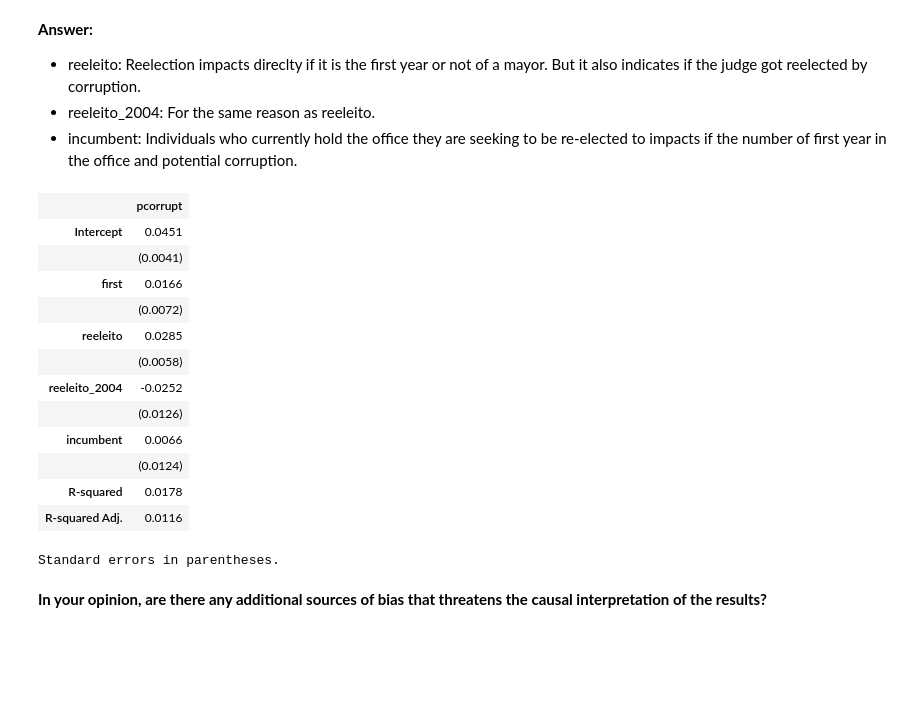
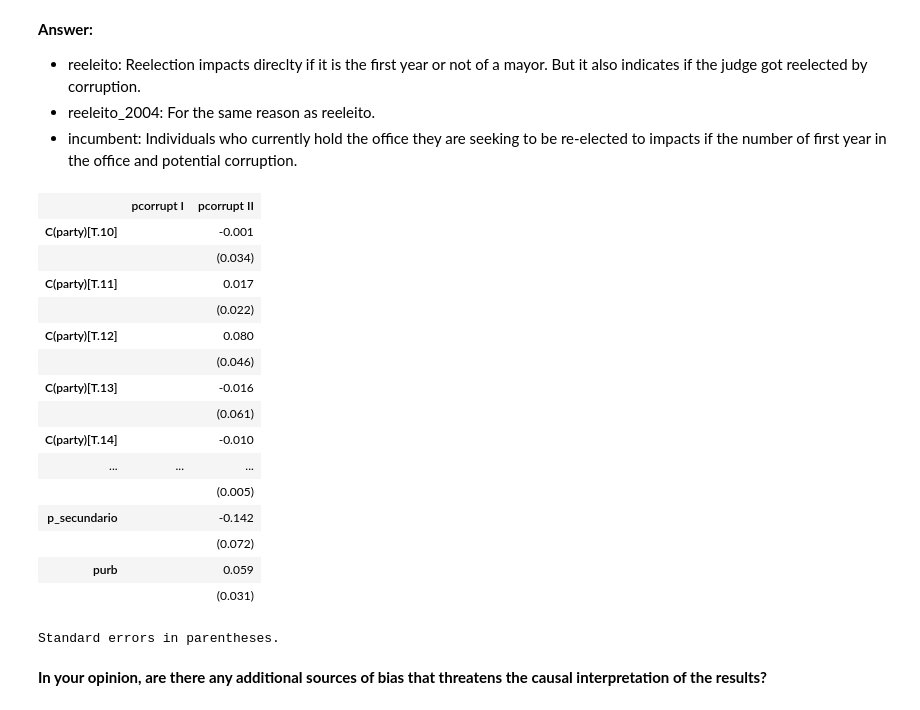
Before and after one commit to tanios13/Robot-Judge-and-Decision-Making, a Jupyter notebook: Homeworks/HW04.ipynb, the cells around one changed output. Drawn from its saved outputs; the diff is of its cells as text; code cells hidden in the pictures; blank space fills up the shorter version.

```diff
--- a/Homeworks/HW04.ipynb
+++ b/Homeworks/HW04.ipynb
@@ -70,7 +70,7 @@ import statsmodels.formula.api as smf
 from statsmodels.iolib.summary2 import summary_col
 
 
-ols1 = smf.ols(formula="pcorrupt ~ first", data=df).fit()
+ols1 = smf.ols(formula="pcorrupt ~ first", data=df).fit(cov_type='HC1') # HC1 to represent the standard error
 summary_col(ols1)
 # %% [output]
 |  | pcorrupt |
@@ -90,24 +90,27 @@ Standard errors in parentheses.
 - incumbent: Individuals who currently hold the office they are seeking to be re-elected to impacts if the number of first year in the office and potential corruption.
 # %%
 ## run the regression above adding the variables that may act as a confounder
-ols2 = smf.ols(formula="pcorrupt ~ first + reeleito + reeleito_2004 + incumbent", data=df).fit()
+ols2 = smf.ols(formula="pcorrupt ~ first + C(party) + lpop + purb + p_secundario + gini_ipea", data=df).fit()
 # %%
 ## display the results
-summary_col(ols2)
+summary_col([ols1, ols2], float_format="%0.3f")
 # %% [output]
-|  | pcorrupt |
-| Intercept | 0.0451 |
-|  | (0.0041) |
-| first | 0.0166 |
-|  | (0.0072) |
-| reeleito | 0.0285 |
-|  | (0.0058) |
-| reeleito_2004 | -0.0252 |
-|  | (0.0126) |
-| incumbent | 0.0066 |
-|  | (0.0124) |
-| R-squared | 0.0178 |
-| R-squared Adj. | 0.0116 |
+|  | pcorrupt I | pcorrupt II |
+| C(party)[T.10] |  | -0.001 |
+|  |  | (0.034) |
+| C(party)[T.11] |  | 0.017 |
+|  |  | (0.022) |
+| C(party)[T.12] |  | 0.080 |
+|  |  | (0.046) |
+| C(party)[T.13] |  | -0.016 |
+|  |  | (0.061) |
+| C(party)[T.14] |  | -0.010 |
+| ... | ... | ... |
+|  |  | (0.005) |
+| p_secundario |  | -0.142 |
+|  |  | (0.072) |
+| purb |  | 0.059 |
+|  |  | (0.031) |
 Standard errors in parentheses.
 # %% [markdown]
 **In your opinion, are there any additional sources of bias that threatens the causal interpretation of the results?**
```
Also changed, not shown: parts of 5 cells of this notebook, 3 other files.
